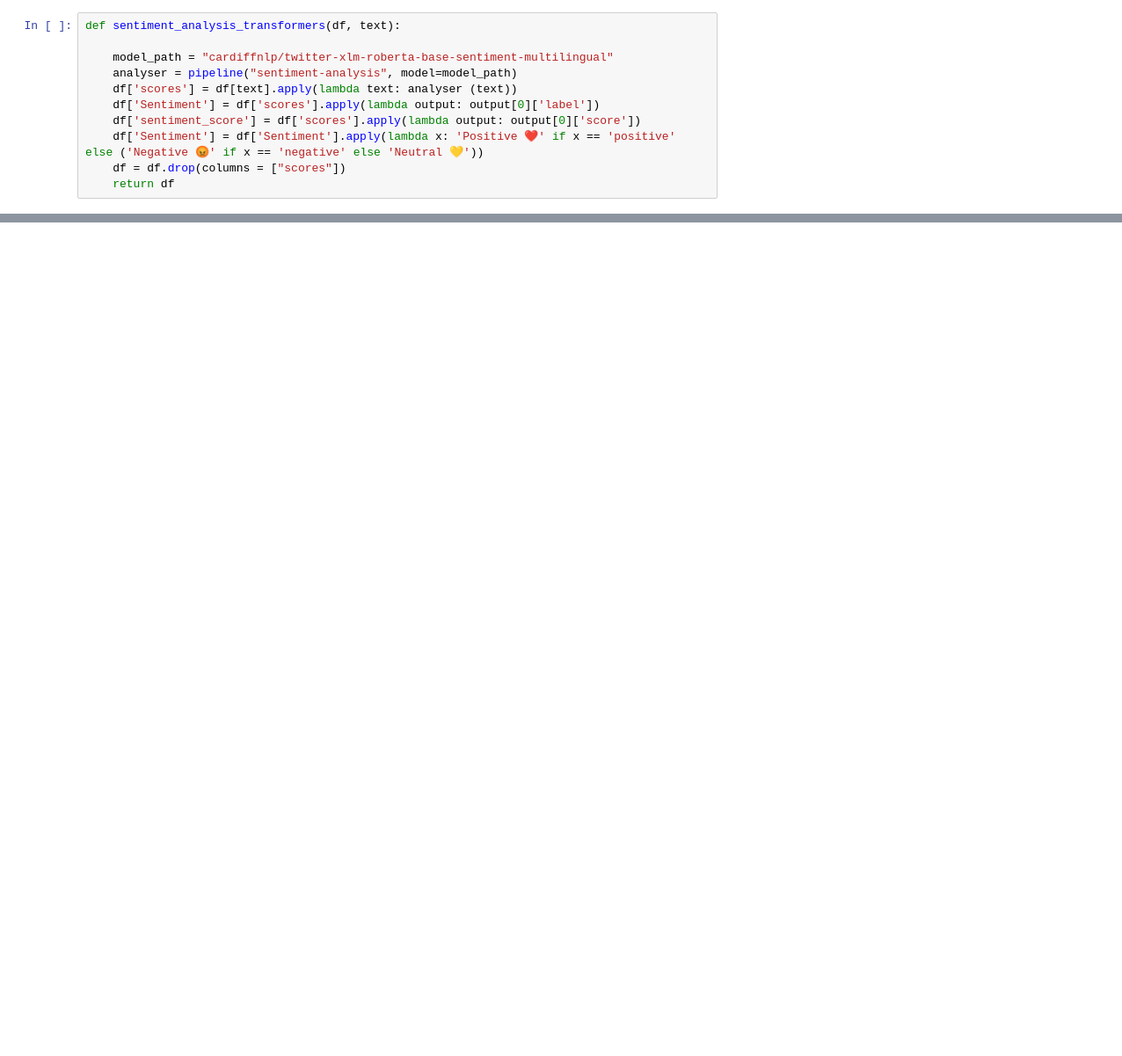
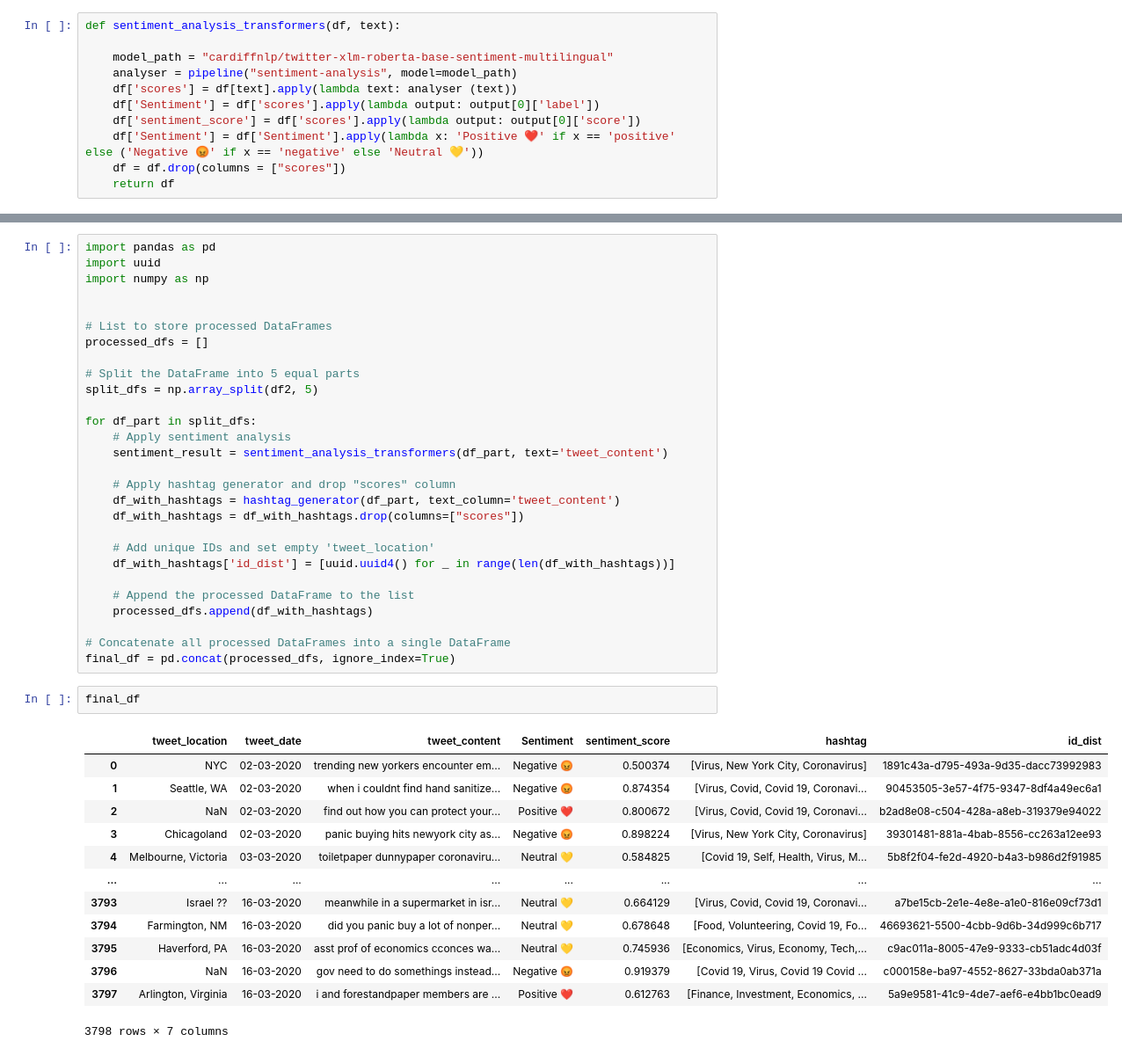
Before and after one commit to triom/LIVE-TWITTER-SENTIMENT-ANALYSIS, a Jupyter notebook: src/draft.ipynb, the cells around one changed output, grey strips where cells are left out. Shown at 88% size. Drawn from its saved outputs; the diff is of its cells as text; blank space fills up the shorter version.

```diff
--- a/src/draft.ipynb
+++ b/src/draft.ipynb
@@ -166,0 +236,44 @@ df_with_hashtags['tweet_location'] = ""
+# %%
+import pandas as pd
+import uuid
+import numpy as np
+
+
+# List to store processed DataFrames
+processed_dfs = []
+
+# Split the DataFrame into 5 equal parts
+split_dfs = np.array_split(df2, 5)
+
+for df_part in split_dfs:
+    # Apply sentiment analysis
+    sentiment_result = sentiment_analysis_transformers(df_part, text='tweet_content')
+
+    # Apply hashtag generator and drop "scores" column
+    df_with_hashtags = hashtag_generator(df_part, text_column='tweet_content')
+    df_with_hashtags = df_with_hashtags.drop(columns=["scores"])
+
+    # Add unique IDs and set empty 'tweet_location'
+    df_with_hashtags['id_dist'] = [uuid.uuid4() for _ in range(len(df_with_hashtags))]
+
+    # Append the processed DataFrame to the list
+    processed_dfs.append(df_with_hashtags)
+
+# Concatenate all processed DataFrames into a single DataFrame
+final_df = pd.concat(processed_dfs, ignore_index=True)
+# %%
+final_df
+# %% [output]
+|  | tweet_location | tweet_date | tweet_content | Sentiment | sentiment_score | hashtag | id_dist |
+| 0 | NYC | 02-03-2020 | trending new yorkers encounter em... | Negative 😡 | 0.500374 | [Virus, New York City, Coronavirus] | 1891c43a-d795-493a-9d35-dacc73992983 |
+| 1 | Seattle, WA | 02-03-2020 | when i couldnt find hand sanitize... | Negative 😡 | 0.874354 | [Virus, Covid, Covid 19, Coronavi... | 90453505-3e57-4f75-9347-8df4a49ec6a1 |
+| 2 | NaN | 02-03-2020 | find out how you can protect your... | Positive ❤️ | 0.800672 | [Virus, Covid, Covid 19, Coronavi... | b2ad8e08-c504-428a-a8eb-319379e94022 |
+| 3 | Chicagoland | 02-03-2020 | panic buying hits newyork city as... | Negative 😡 | 0.898224 | [Virus, New York City, Coronavirus] | 39301481-881a-4bab-8556-cc263a12ee93 |
+| 4 | Melbourne, Victoria | 03-03-2020 | toiletpaper dunnypaper coronaviru... | Neutral 💛 | 0.584825 | [Covid 19, Self, Health, Virus, M... | 5b8f2f04-fe2d-4920-b4a3-b986d2f91985 |
+| ... | ... | ... | ... | ... | ... | ... | ... |
+| 3793 | Israel ?? | 16-03-2020 | meanwhile in a supermarket in isr... | Neutral 💛 | 0.664129 | [Virus, Covid, Covid 19, Coronavi... | a7be15cb-2e1e-4e8e-a1e0-816e09cf73d1 |
+| 3794 | Farmington, NM | 16-03-2020 | did you panic buy a lot of nonper... | Neutral 💛 | 0.678648 | [Food, Volunteering, Covid 19, Fo... | 46693621-5500-4cbb-9d6b-34d999c6b717 |
+| 3795 | Haverford, PA | 16-03-2020 | asst prof of economics cconces wa... | Neutral 💛 | 0.745936 | [Economics, Virus, Economy, Tech,... | c9ac011a-8005-47e9-9333-cb51adc4d03f |
+| 3796 | NaN | 16-03-2020 | gov need to do somethings instead... | Negative 😡 | 0.919379 | [Covid 19, Virus, Covid 19 Covid ... | c000158e-ba97-4552-8627-33bda0ab371a |
+| 3797 | Arlington, Virginia | 16-03-2020 | i and forestandpaper members are ... | Positive ❤️ | 0.612763 | [Finance, Investment, Economics, ... | 5a9e9581-41c9-4de7-aef6-e4bb1bc0ead9 |
+3798 rows × 7 columns
```
Also changed, not shown: parts of 50 cells of this notebook, 10 other files.
